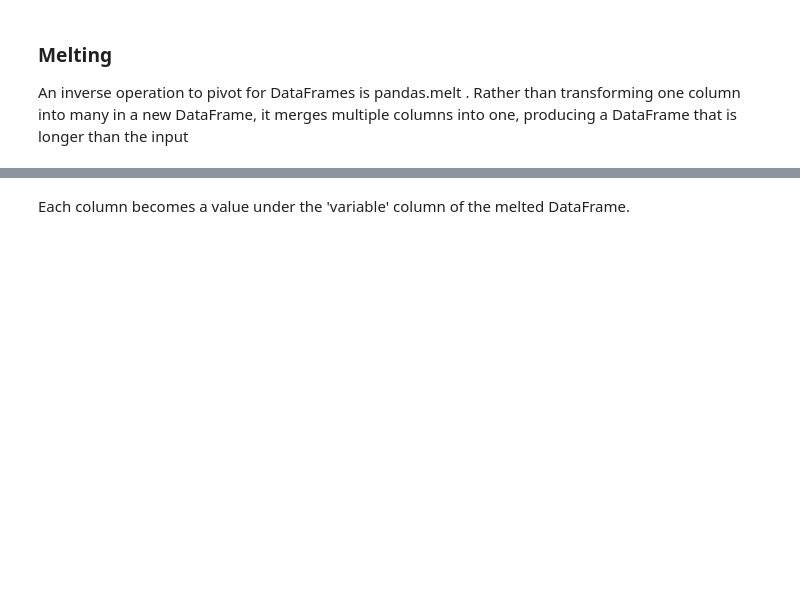
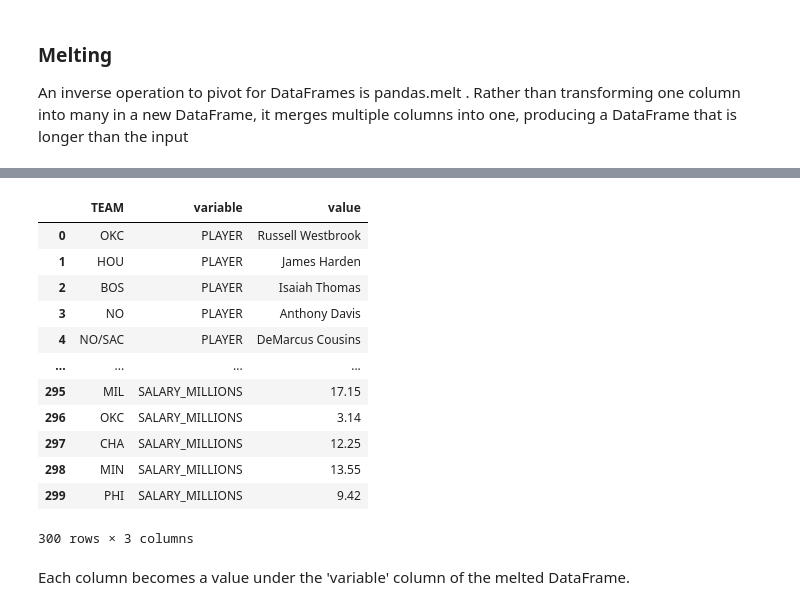
Before and after one commit to acalio/Data-Mining-Course, a Jupyter notebook: Lecture 2-3/Lecture2.ipynb, the cells around one changed output, grey strips where cells are left out. Saved outputs shown, nothing was run; the diff lists cells and outputs as text; code cells hidden in the pictures; blank space fills up the shorter version.

```diff
--- a/Lecture 2-3/Lecture2.ipynb
+++ b/Lecture 2-3/Lecture2.ipynb
@@ -1884,6 +2363,20 @@ one, producing a DataFrame that is longer than the input
 # %%
 melted = pd.melt(df, ['TEAM'])
-melted.head(20)
+melted
+# %% [output]
+|  | TEAM | variable | value |
+| 0 | OKC | PLAYER | Russell Westbrook |
+| 1 | HOU | PLAYER | James Harden |
+| 2 | BOS | PLAYER | Isaiah Thomas |
+| 3 | NO | PLAYER | Anthony Davis |
+| 4 | NO/SAC | PLAYER | DeMarcus Cousins |
+| ... | ... | ... | ... |
+| 295 | MIL | SALARY_MILLIONS | 17.15 |
+| 296 | OKC | SALARY_MILLIONS | 3.14 |
+| 297 | CHA | SALARY_MILLIONS | 12.25 |
+| 298 | MIN | SALARY_MILLIONS | 13.55 |
+| 299 | PHI | SALARY_MILLIONS | 9.42 |
+300 rows × 3 columns
 # %% [markdown]
 Each column becomes a value under the 'variable' column of the melted DataFrame.
 # %%
```
Also changed, not shown: parts of 105 cells of this notebook, 12 other files.
